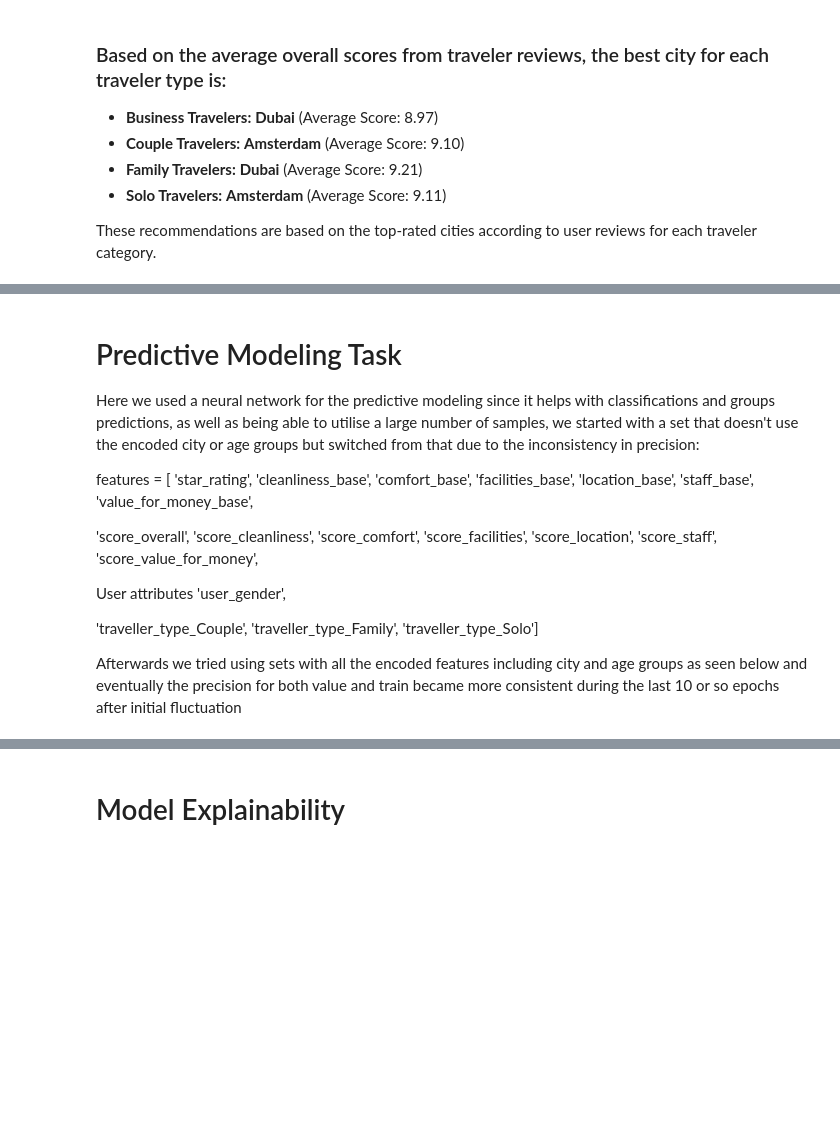
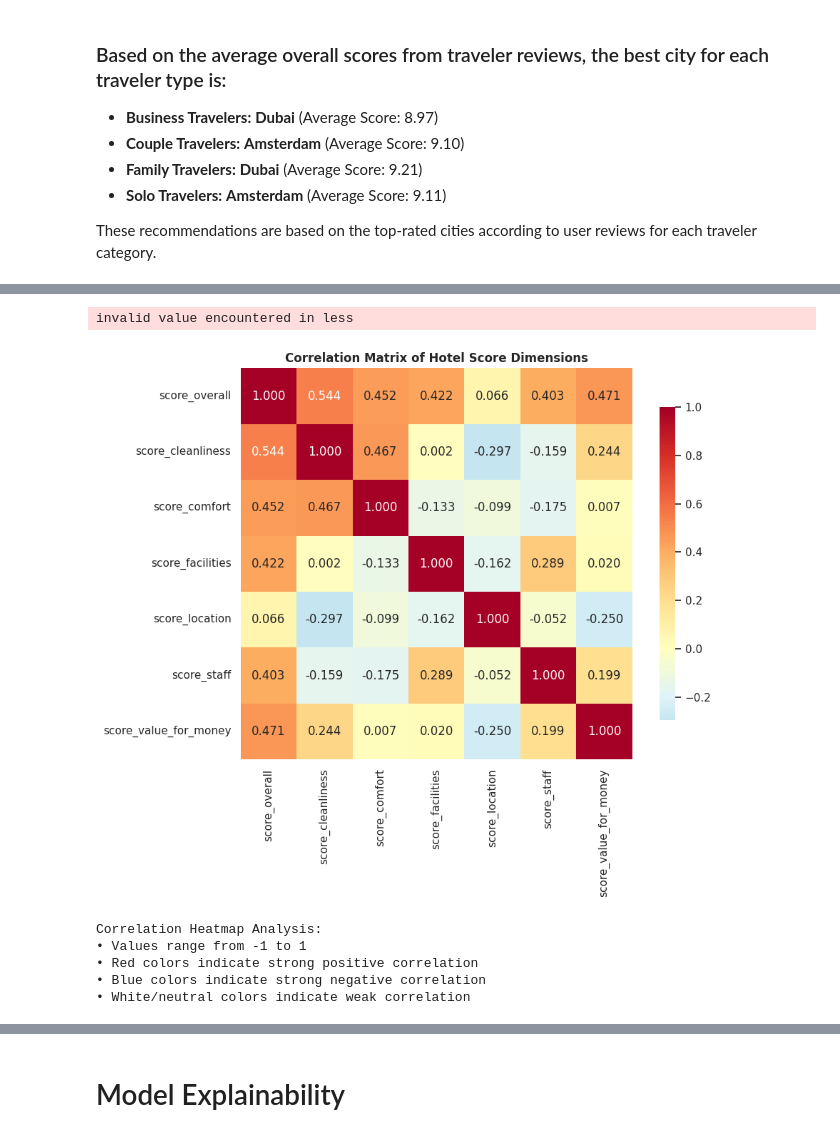
Before and after one commit to Zeyoman1001/ACLProjectHotel-zeiad.sayed-student.guc.edu.eg, a Jupyter notebook: acl-project.ipynb, the cells around one changed output, grey strips where cells are left out. Cells and saved outputs as stored; diff of their text form; code cells hidden in the pictures; blank space fills up the shorter version.

Commit message:
Kaggle Notebook | ACL Hotel Project | Version 11

```diff
--- a/acl-project.ipynb
+++ b/acl-project.ipynb
@@ -279,19 +508,30 @@ plt.show()
-# %% [markdown]
-# Predictive Modeling Task
-
-Here we used a neural network for the predictive modeling since it helps with classifications and groups predictions, as well as being able to utilise a large number of samples, we started with a set that doesn't use the encoded city or age groups but switched from that due to the inconsistency in precision:
-
-features = [ 'star_rating', 'cleanliness_base', 'comfort_base', 'facilities_base', 'location_base', 'staff_base', 'value_for_money_base',
-
-'score_overall', 'score_cleanliness', 'score_comfort',
-'score_facilities', 'score_location', 'score_staff',
-'score_value_for_money',
-
- User attributes
-'user_gender',
-
-'traveller_type_Couple',
-'traveller_type_Family',
-'traveller_type_Solo']
-
-Afterwards we tried using sets with all the encoded features including city and age groups as seen below and eventually the precision for both value and train became more consistent during the last 10 or so epochs after initial fluctuation
+# %%
+# Correlation Heatmap of Key Score Features
+plt.figure(figsize=(10, 8))
+
+# Select key score columns for correlation analysis
+score_columns = ['score_overall', 'score_cleanliness', 'score_comfort',
+                'score_facilities', 'score_location', 'score_staff', 'score_value_for_money']
+
+correlation_matrix = df[score_columns].corr()
+
+# Create correlation heatmap
+sns.heatmap(correlation_matrix, annot=True, cmap='RdYlBu_r', center=0,
+           square=True, fmt='.3f', cbar_kws={"shrink": .8})
+plt.title('Correlation Matrix of Hotel Score Dimensions', fontweight='bold')
+plt.tight_layout()
+plt.show()
+
+print("Correlation Heatmap Analysis:")
+print("• Values range from -1 to 1")
+print("• Red colors indicate strong positive correlation")
+print("• Blue colors indicate strong negative correlation")
+print("• White/neutral colors indicate weak correlation")
+# %% [output]
+invalid value encountered in less
+[figure, added]
+Correlation Heatmap Analysis:
+• Values range from -1 to 1
+• Red colors indicate strong positive correlation
+• Blue colors indicate strong negative correlation
+• White/neutral colors indicate weak correlation
```
Also changed, not shown: parts of 41 cells of this notebook.
